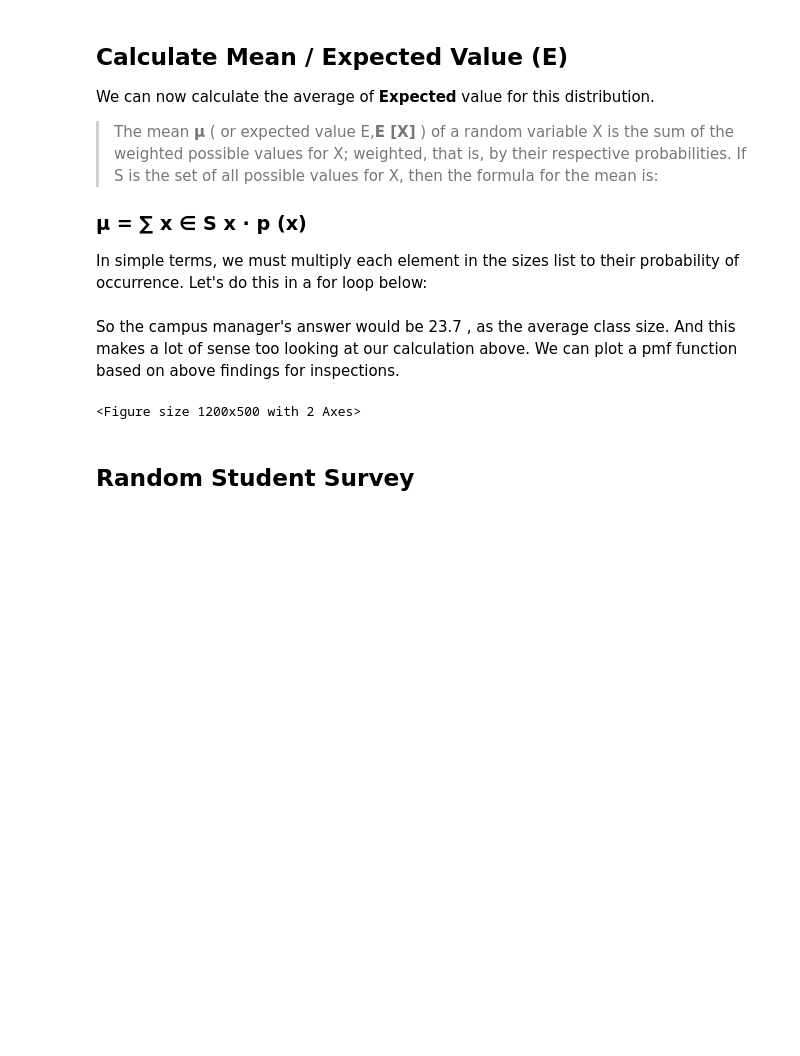
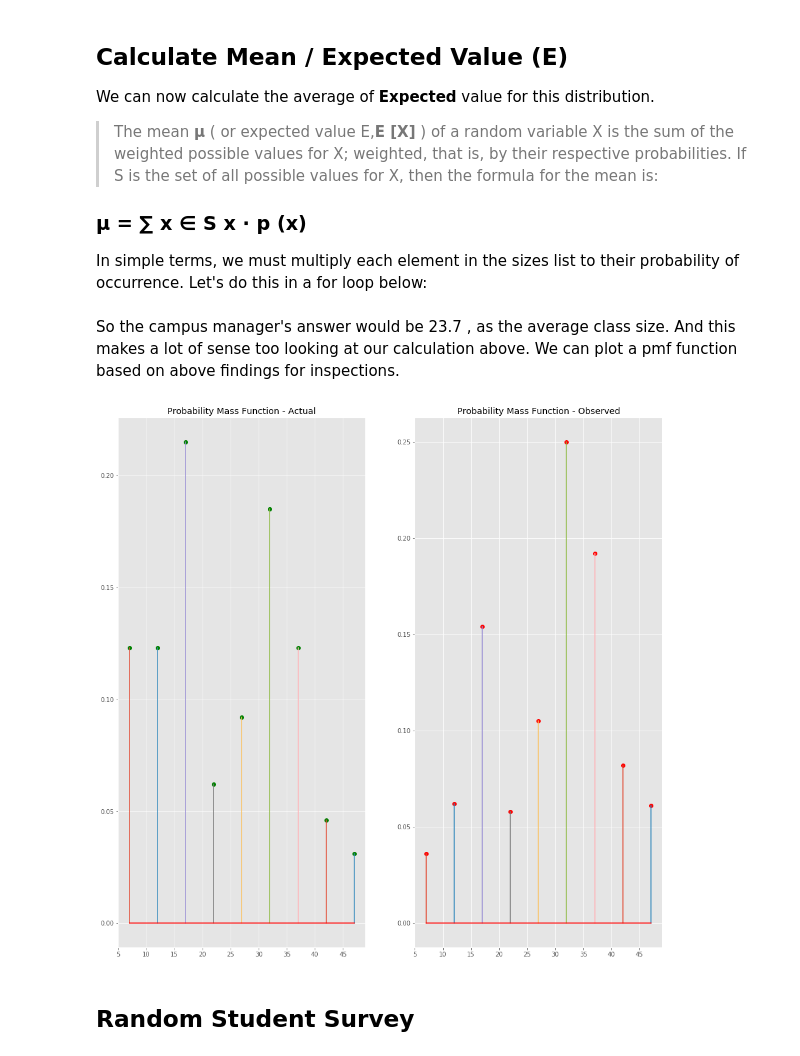
Before and after one commit to hussein073/dsc-1-09-07-the-probability-mass-function-lab-seattle-ds-career-040119, a Jupyter notebook: index.ipynb, the cells around one changed output. Drawn from its saved outputs; the diff is of its cells as text; code cells hidden in the pictures; blank space fills up the shorter version.

```diff
--- a/index.ipynb
+++ b/index.ipynb
@@ -120,21 +120,21 @@ So the campus manager's answer would be 23.7 , as the average class size. And th
 # %%
 import matplotlib.pyplot as plt
 plt.style.use('ggplot')
 
-new_figure = plt.figure(figsize=(12,5))
+new_figure = plt.figure(figsize=(16,16))
 
 ax = new_figure.add_subplot(121)
 ax2 = new_figure.add_subplot(122)
 
 ax.stem(counter.keys(), pmf, '-', 'go', 'r-');
 ax2.stem(counter.keys(), pmf2, '-', 'ro', 'r-');
 
 ax.set_title ("Probability Mass Function - Actual");
 ax2.set_title ("Probability Mass Function - Observed");
 
 plt.show()
 # %% [output]
-<Figure size 1200x500 with 2 Axes>
+[figure, added]
 # %% [markdown]
 ## Random Student Survey
 # %% [markdown]
```
